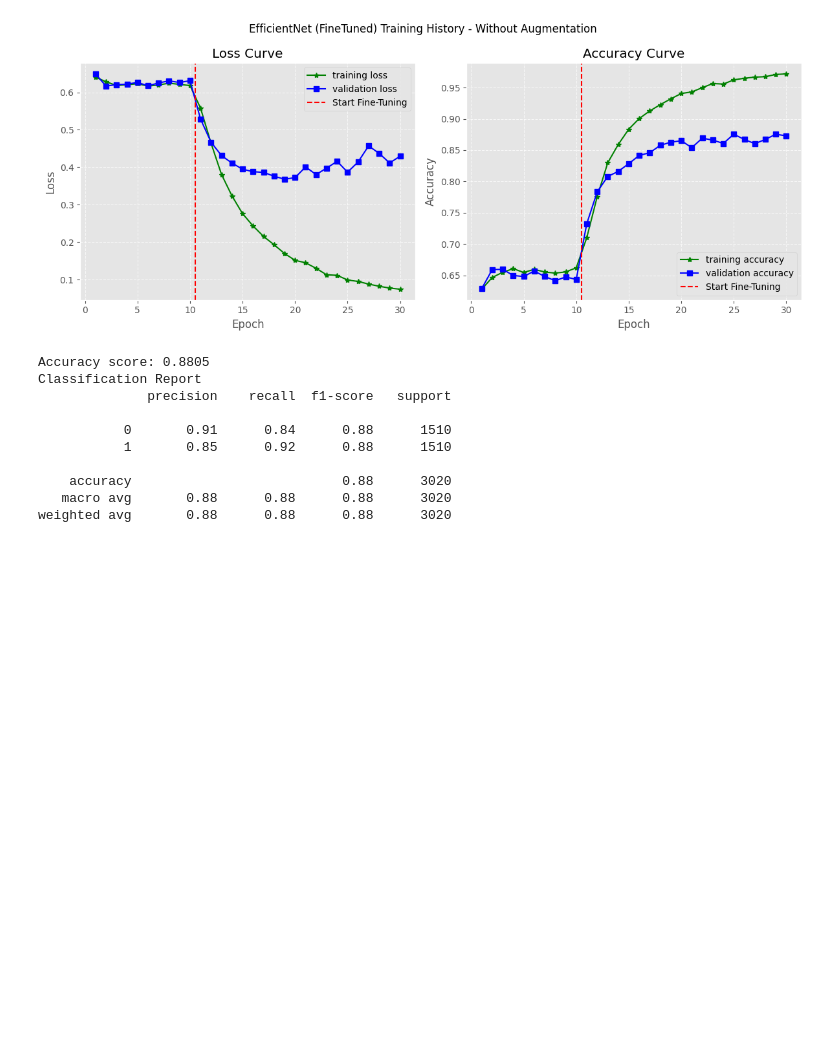
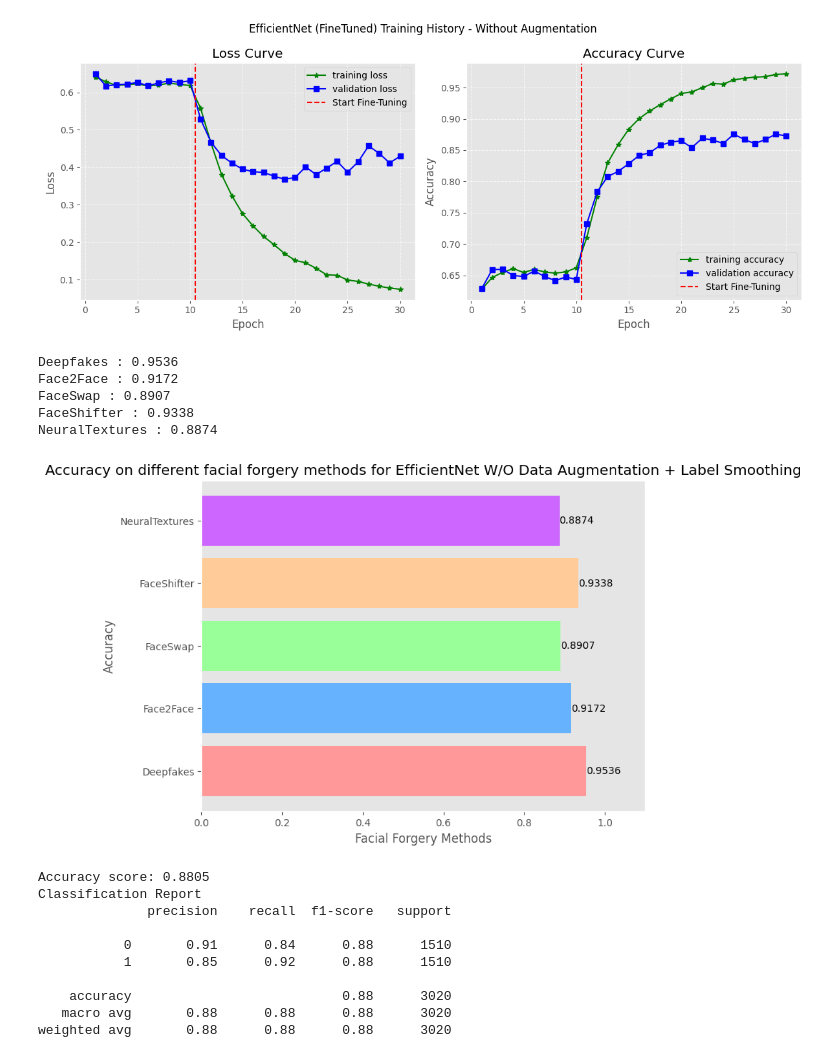
Before and after one commit to DangCongKhai/deep_fake_detection, a Jupyter notebook: notebooks/efficient-net.ipynb, the cells around one changed output. Saved outputs shown, nothing was run; the diff lists cells and outputs as text; code cells hidden in the pictures; blank space fills up the shorter version.

Commit message:
refactor: add error analysis for efficient net

```diff
--- a/notebooks/efficient-net.ipynb
+++ b/notebooks/efficient-net.ipynb
@@ -316,6 +316,21 @@ plt.show()
 # %% [output]
 <Figure size 1200x600 with 0 Axes>
 [figure]
+# %%
+save_name = f"{MODEL_WEIGHTS}/{MODEL_NAME}_{TASK_NAME}_finetuned.pth"
+checkpoint = torch.load(save_name, map_location=DEVICE)
+model.load_state_dict(checkpoint["state_dict"])
+model = model.to(device=DEVICE)
+# %%
+summary = error_analysis(model = model, fake_image_path = f"{project_root}/data/test/fake", model_name = MODEL_NAME, device = DEVICE)
+plot_error_analysis(summary, model_name = "EfficientNet W/O Data Augmentation + Label Smoothing")
+# %% [output]
+Deepfakes : 0.9536
+Face2Face : 0.9172
+FaceSwap : 0.8907
+FaceShifter : 0.9338
+NeuralTextures : 0.8874
+[figure, added]
 # %%
 performance(model, test_loader, DEVICE, "EfficientNet", TASK_NAME, RESULTS_DIR)
 # %% [output]
```
Also changed, not shown: parts of 4 cells of this notebook.
